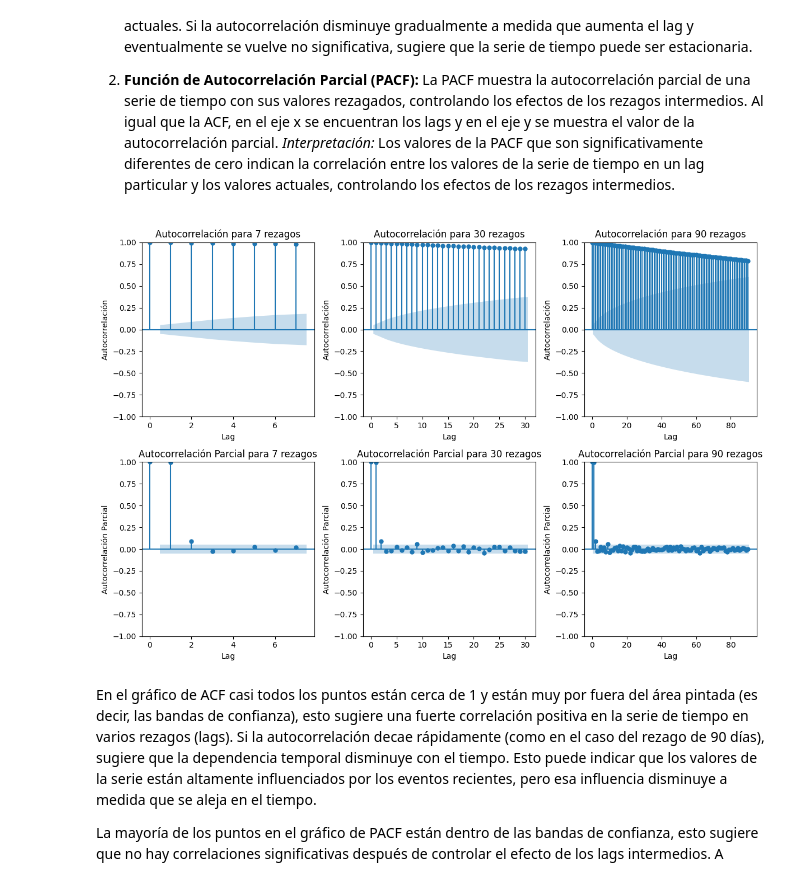
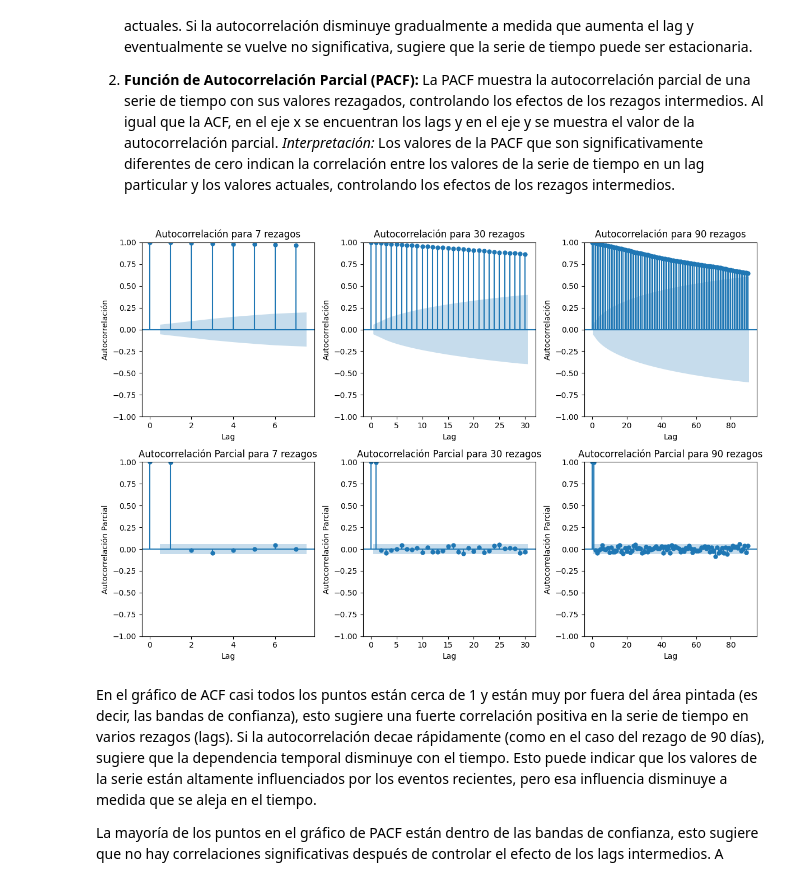
Before and after one commit to gonzakayunawel/series_de_tiempo, a Jupyter notebook: EV1/EV_1_Gonzalo_Cayunao_Erices.ipynb, the cells around one changed output. Drawn from its saved outputs; the diff is of its cells as text; code cells hidden in the pictures.

```diff
--- a/EV1/EV_1_Gonzalo_Cayunao_Erices.ipynb
+++ b/EV1/EV_1_Gonzalo_Cayunao_Erices.ipynb
@@ -38,8 +38,9 @@ Para este análisis de series de tiempo se utilizará los datos de la librería
 Los datos seleccionados corresponde a los precios de la acción de la empresa de Hardware para Inteligencia Artificial y Videojuegos NVIDIA.
 # %%
 ticker = 'NVDA' # Ticker de la compañía
-start_date = dt.date(2014, 12, 10) # Fecha de inicio
-end_date = dt.date(2024, 12, 10) # Fecha de fin
+
+end_date = dt.datetime.now() # Fecha de fin
+start_date = end_date - dt.timedelta(days=365*5) # Fecha de inicio
 
 stock_data = yf.download(ticker, start=start_date, end=end_date) # Descarga los datos de la compañía
 stock_data['Date'] = stock_data.index # Agrega una columna Date a la tabla
@@ -382,36 +382,36 @@ titles_acf = ['Autocorrelación para 7 rezagos', 'Autocorrelación para 30 rezag
 titles_pacf = ['Autocorrelación Parcial para 7 rezagos', 'Autocorrelación Parcial para 30 rezagos', 'Autocorrelación Parcial para 90 rezagos']
 
 # Configurar el número total de gráficos
 num_plots = len(lag_numbers)
 
 # Configurar el número de filas y columnas
 num_rows = 2
 num_cols = num_plots
 
 # Configurar el tamaño de la figura
 fig, axes = plt.subplots(num_rows, num_cols, figsize=(12, 8))
 
 # Generar los gráficos de ACF
 for lag, title, ax in zip(lag_numbers, titles_acf, axes[0]):
-    plot_acf(df['Close'], lags=lag, alpha=0.05, ax=ax)
+    plot_acf(stock_data[("Close", "NVDA")], lags=lag, alpha=0.05, ax=ax)
     ax.set_title(title)
     ax.set_xlabel('Lag')
     ax.set_ylabel('Autocorrelación')
 
 # Generar los gráficos de PACF
 for lag, title, ax in zip(lag_numbers, titles_pacf, axes[1]):
-    plot_pacf(df['Close'], lags=lag, alpha=0.05, ax=ax)
+    plot_pacf(stock_data[("Close", "NVDA")], lags=lag, alpha=0.05, ax=ax)
     ax.set_title(title)
     ax.set_xlabel('Lag')
     ax.set_ylabel('Autocorrelación Parcial')
 
 # Ajustar el espaciado entre subgráficos
 plt.tight_layout()
 
 # Mostrar la figura
 plt.show()
 # %% [output]
-[figure, old version]
+[figure, new version]
 # %% [markdown]
 En el gráfico de ACF casi todos los puntos están cerca de 1 y están muy por fuera del área pintada (es decir, las bandas de confianza), esto sugiere una fuerte correlación positiva en la serie de tiempo en varios rezagos (lags). Si la autocorrelación decae rápidamente (como en el caso del rezago de 90 días), sugiere que la dependencia temporal disminuye con el tiempo. Esto puede indicar que los valores de la serie están altamente influenciados por los eventos recientes, pero esa influencia disminuye a medida que se aleja en el tiempo.
 
```
Also changed, not shown: parts of 18 cells of this notebook.
